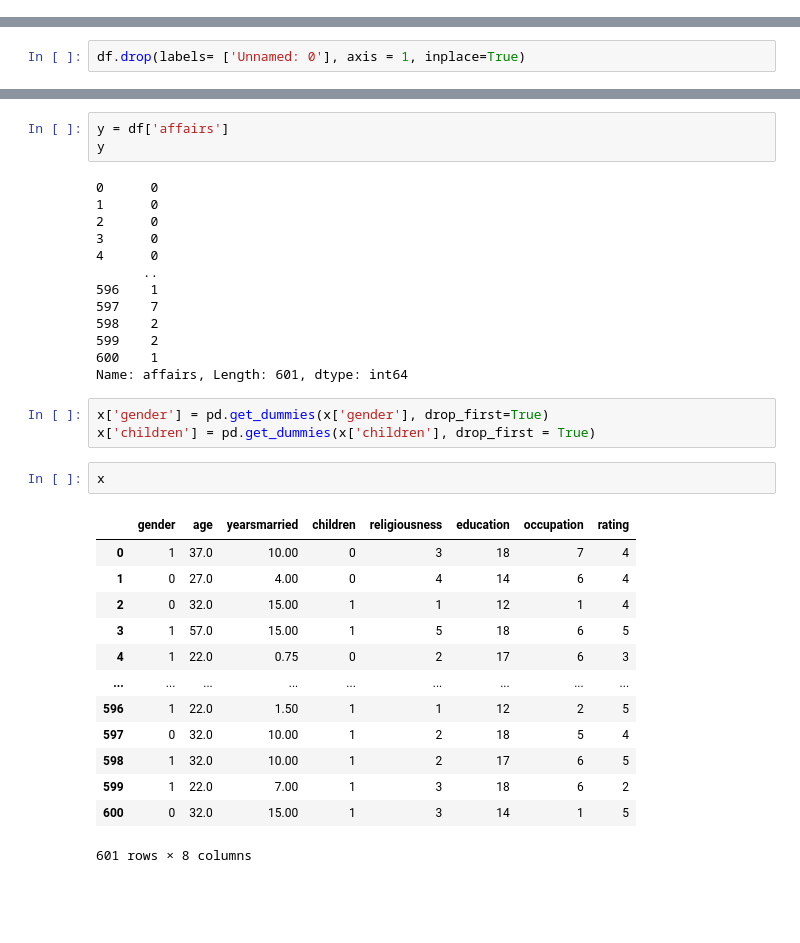
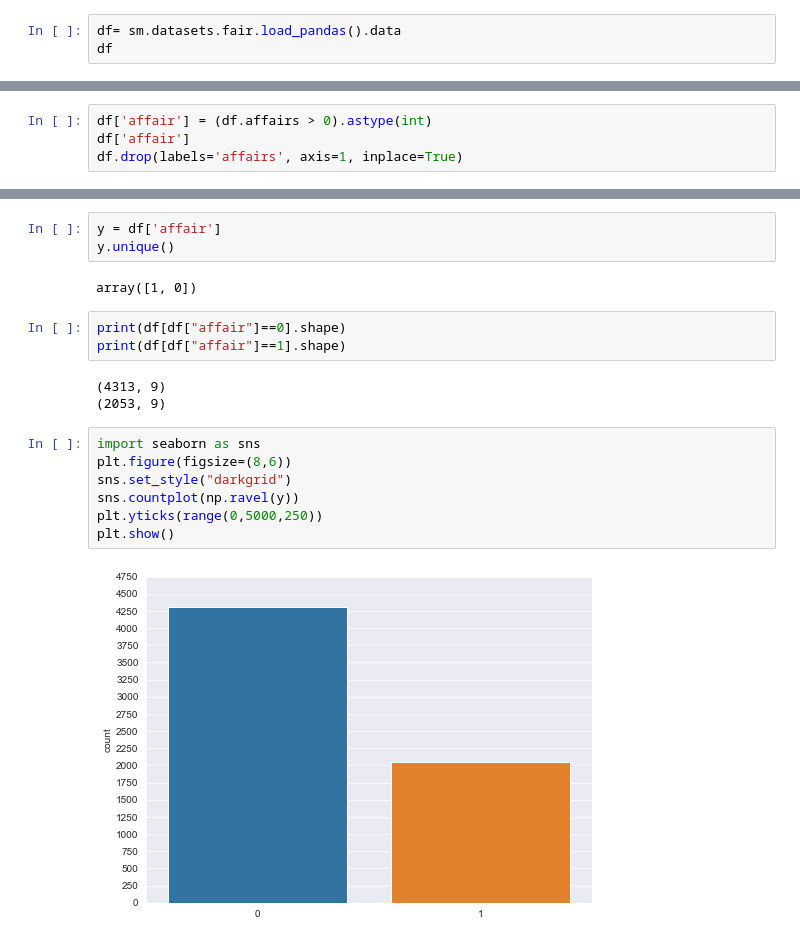
Before and after one commit to mukesh1996-ds/Logistic-Regression-, a Jupyter notebook: Logistic Regression.ipynb, the cells around one changed output, grey strips where cells are left out. Drawn from its saved outputs; the diff is of its cells as text; blank space fills up the shorter version.

```diff
--- a/Logistic Regression.ipynb
+++ b/Logistic Regression.ipynb
@@ -12,0 +10,3 @@ df = pd.read_csv('Affairs.csv')
+# %%
+df= sm.datasets.fair.load_pandas().data
+df
@@ -13,2 +27,4 @@ df = pd.read_csv('Affairs.csv')
 # %%
-df.drop(labels= ['Unnamed: 0'], axis = 1, inplace=True)
+df['affair'] = (df.affairs > 0).astype(int)
+df['affair']
+df.drop(labels='affairs', axis=1, inplace=True)
@@ -45,38 +48,23 @@ print(x)
 # %%
-y = df['affairs']
-y
+y = df['affair']
+y.unique()
 # %% [output]
-0      0
-1      0
-2      0
-3      0
-4      0
-      ..
-596    1
-597    7
-598    2
-599    2
-600    1
-Name: affairs, Length: 601, dtype: int64
+array([1, 0])
-# %%
-x['gender'] = pd.get_dummies(x['gender'], drop_first=True)
-x['children'] = pd.get_dummies(x['children'], drop_first = True)
-# %%
-x
-# %% [output]
-|  | gender | age | yearsmarried | children | religiousness | education | occupation | rating |
-| 0 | 1 | 37.0 | 10.00 | 0 | 3 | 18 | 7 | 4 |
-| 1 | 0 | 27.0 | 4.00 | 0 | 4 | 14 | 6 | 4 |
-| 2 | 0 | 32.0 | 15.00 | 1 | 1 | 12 | 1 | 4 |
-| 3 | 1 | 57.0 | 15.00 | 1 | 5 | 18 | 6 | 5 |
-| 4 | 1 | 22.0 | 0.75 | 0 | 2 | 17 | 6 | 3 |
-| ... | ... | ... | ... | ... | ... | ... | ... | ... |
-| 596 | 1 | 22.0 | 1.50 | 1 | 1 | 12 | 2 | 5 |
-| 597 | 0 | 32.0 | 10.00 | 1 | 2 | 18 | 5 | 4 |
-| 598 | 1 | 32.0 | 10.00 | 1 | 2 | 17 | 6 | 5 |
-| 599 | 1 | 22.0 | 7.00 | 1 | 3 | 18 | 6 | 2 |
-| 600 | 0 | 32.0 | 15.00 | 1 | 3 | 14 | 1 | 5 |
-601 rows × 8 columns
+# %%
+print(df[df["affair"]==0].shape)
+print(df[df["affair"]==1].shape)
+# %% [output]
+(4313, 9)
+(2053, 9)
+# %%
+import seaborn as sns
+plt.figure(figsize=(8,6))
+sns.set_style("darkgrid")
+sns.countplot(np.ravel(y))
+plt.yticks(range(0,5000,250))
+plt.show()
+# %% [output]
+[figure, added]
 # %%
 x_train,x_test,y_train,y_test=train_test_split(x,y,test_size=0.2,random_state=1)
 print(x_train.shape)
```
Also changed, not shown: parts of 21 cells of this notebook, 6 other files.
